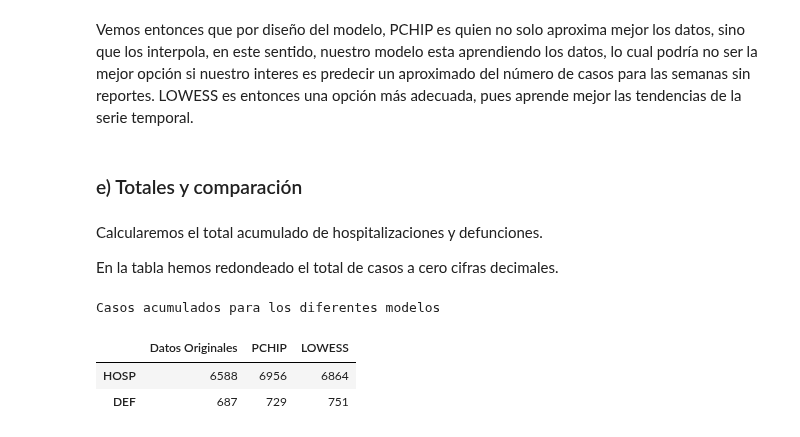
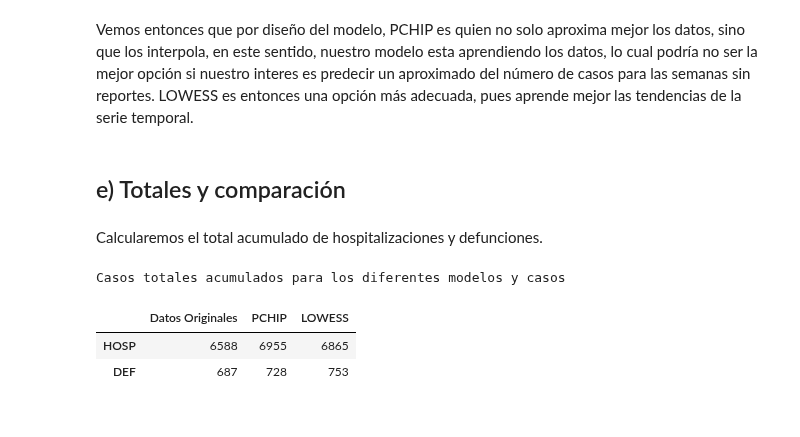
Before and after one commit to skiourosnet/Analisis-Numerico, a Jupyter notebook: Analisis de datos de influenza/Análisis de datos de Influenza.ipynb, the cells around one changed output. Drawn from its saved outputs; the diff is of its cells as text; code cells hidden in the pictures.

```diff
--- a/Analisis de datos de influenza/Análisis de datos de Influenza.ipynb
+++ b/Analisis de datos de influenza/Análisis de datos de Influenza.ipynb
@@ -39,11 +39,10 @@ Resumen de los datos de Influenza
 | 3 | 162 | 71 | 9 | observado | observado | observado |
 | 4 | 125 | 58 | 8 | observado | observado | observado |
 | 5 | 102 | 49 | 3 | observado | observado | observado |
-# %%
-influenza["DEF_ACUMULADAS"] = influenza["CASOS_DEF"].cumsum()
 # %% [markdown]
 ## Inspección de los datos
 # %%
+plt.rcParams['figure.dpi'] = 300
 fig, ax = plt.subplots(3, figsize = (10,7))
 colors = ['#3f64a1', '#f5425a']
 
@@ -58,6 +57,7 @@ for i in range(3):
         palette = colors,
         ax = ax[i]
     )
+    ax[i].set_xticks([1, 10, 20, 30, 40, 50])
     ax[i].set_xlabel(None)
 
 fig.supxlabel("SEMANA RELATIVA")
@@ -147,9 +150,10 @@ for i in range(3):
 
     ax[i].grid(True, linestyle='--', alpha=0.7)
     ax[i].set_title(titulos[i])
+    ax[i].set_xticks([1, 10, 20, 30, 40, 50])
     ax[i].set_xlabel(None)
 
-    influenza["CASOS_" + casos[i] + "_PCHIP"] = Y[0:7*51+1:7]
+    influenza["CASOS_" + casos[i] + "_PCHIP"] = np.round(Y[0:7*51+1:7], decimals=0)
 
 fig.supxlabel("SEMANA RELATIVA")
 fig.suptitle("Interpolación del número de casos para datos de influenza mediante Spline Cúbico de Hermite")
@@ -199,6 +198,7 @@ for i in range(3):
 
     ax[i].grid(True, linestyle='--', alpha=0.7)
     ax[i].set_title(titulos[i])
+    ax[i].set_xticks([1, 10, 20, 30, 40, 50])
 
     # Cálculo del error cuadrático
     ErroresCuadraticos = (CasosObservados[SemanasConReporte.index] - Regression[7*SemanasConReporte.index]) ** 2
@@ -206,7 +206,7 @@ for i in range(3):
     RMSE = np.sqrt(PromedioErrores)
     ErrorModelos[casos[i]].insert(0, RMSE)
 
-    influenza["CASOS_" + casos[i] + "_LOWESS"] = Regression[0:7*51+1:7]
+    influenza["CASOS_" + casos[i] + "_LOWESS"] = np.round(Regression[0:7*51+1:7], decimals=0)
 
 
 ax[0].set_xticklabels([])
@@ -260,11 +258,9 @@ RMSE para los modelos 1 y 2
 # %% [markdown]
 Vemos entonces que por diseño del modelo, PCHIP es quien no solo aproxima mejor los datos, sino que los interpola, en este sentido, nuestro modelo esta aprendiendo los datos, lo cual podría no ser la mejor opción si nuestro interes es predecir un aproximado del número de casos para las semanas sin reportes. LOWESS es entonces una opción más adecuada, pues aprende mejor las tendencias de la serie temporal.
 # %% [markdown]
-### e) Totales y comparación
+## e) Totales y comparación
 # %% [markdown]
 Calcularemos el total acumulado de hospitalizaciones y defunciones.
-
-En la tabla hemos redondeado el total de casos a cero cifras decimales.
 # %%
 modelos = ["PCHIP", "LOWESS"]
 casos =  ["HOSP", "DEF"]
@@ -279,34 +275,34 @@ for caso in casos:
 
 for modelo in modelos:
     for caso in casos:
         N = influenza["CASOS_" + caso + "_" + modelo].sum()
         CasosAcumulados[modelo].append(N)
 
 CasosAcumulados = pd.DataFrame(CasosAcumulados)
 CasosAcumulados.index = casos
 
 estilo_tabla = (
     CasosAcumulados.style
-    .set_caption("Casos acumulados para los diferentes modelos")
+    .set_caption("Casos totales acumulados para los diferentes modelos y casos")
     .map(resaltar_sin_reporte)
     .set_properties(**{'text-align': 'center'})
     .set_table_styles([
         # Estilo para los encabezados (th)
         dict(selector='th', props=[('text-align', 'center'), ('background-color', '#f2f2f2')]),
 
         # ESTILO PARA EL TÍTULO (caption)
         dict(selector='caption', props=[
             ('font-size', '15px'),    # Aquí ajustas el tamaño (ej. 20px, 1.5em, etc.)
             ('padding', '10px')       # Opcional: espacio entre el título y la tabla
         ])
     ])
     .format(precision=0)
 )
 
 
 estilo_tabla
 # %% [output]
-Casos acumulados para los diferentes modelos
+Casos totales acumulados para los diferentes modelos y casos
 |  | Datos Originales | PCHIP | LOWESS |
-| HOSP | 6588 | 6956 | 6864 |
-| DEF | 687 | 729 | 751 |
+| HOSP | 6588 | 6955 | 6865 |
+| DEF | 687 | 728 | 753 |
```
Also changed, not shown: parts of 27 cells of this notebook, 31 other files.
